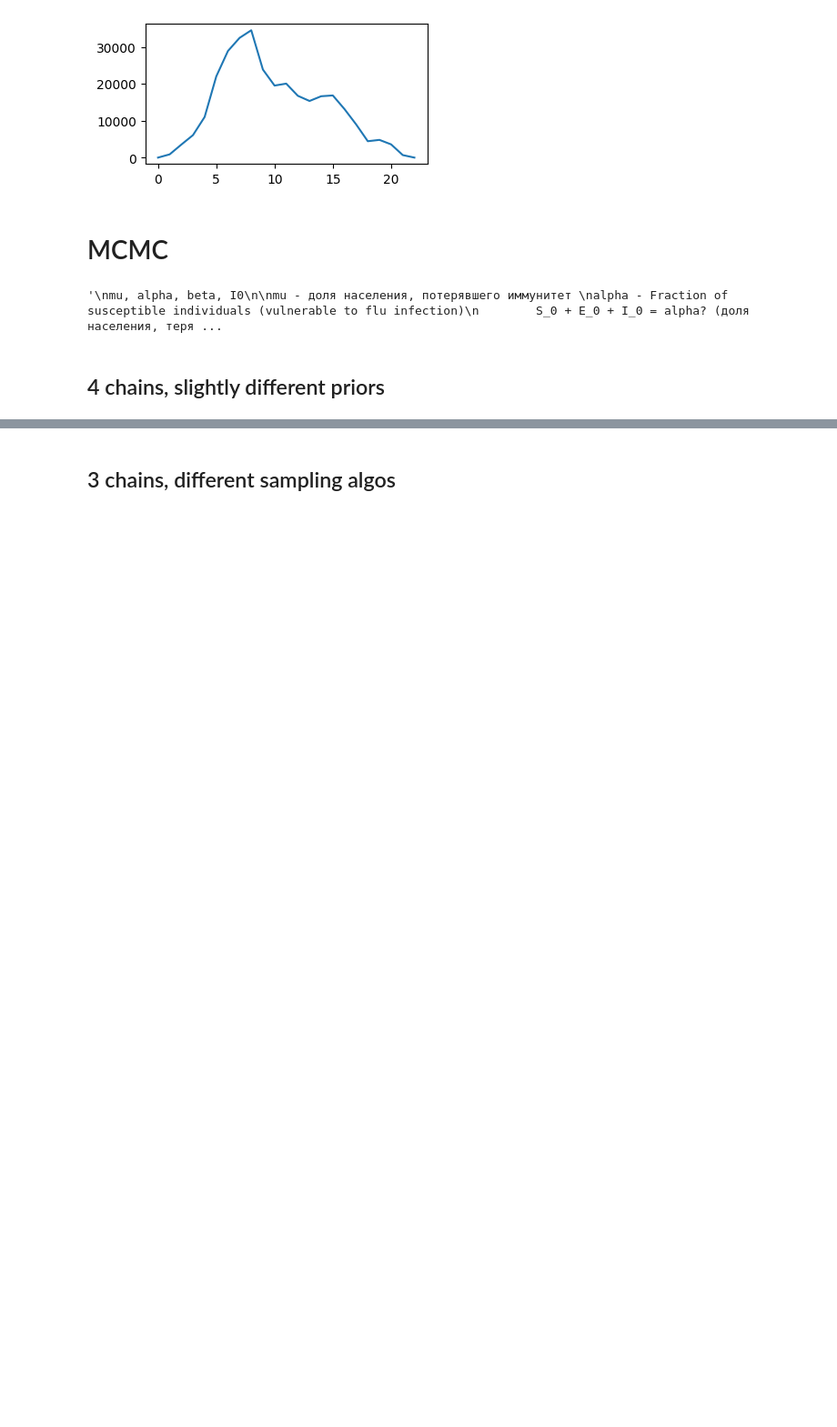
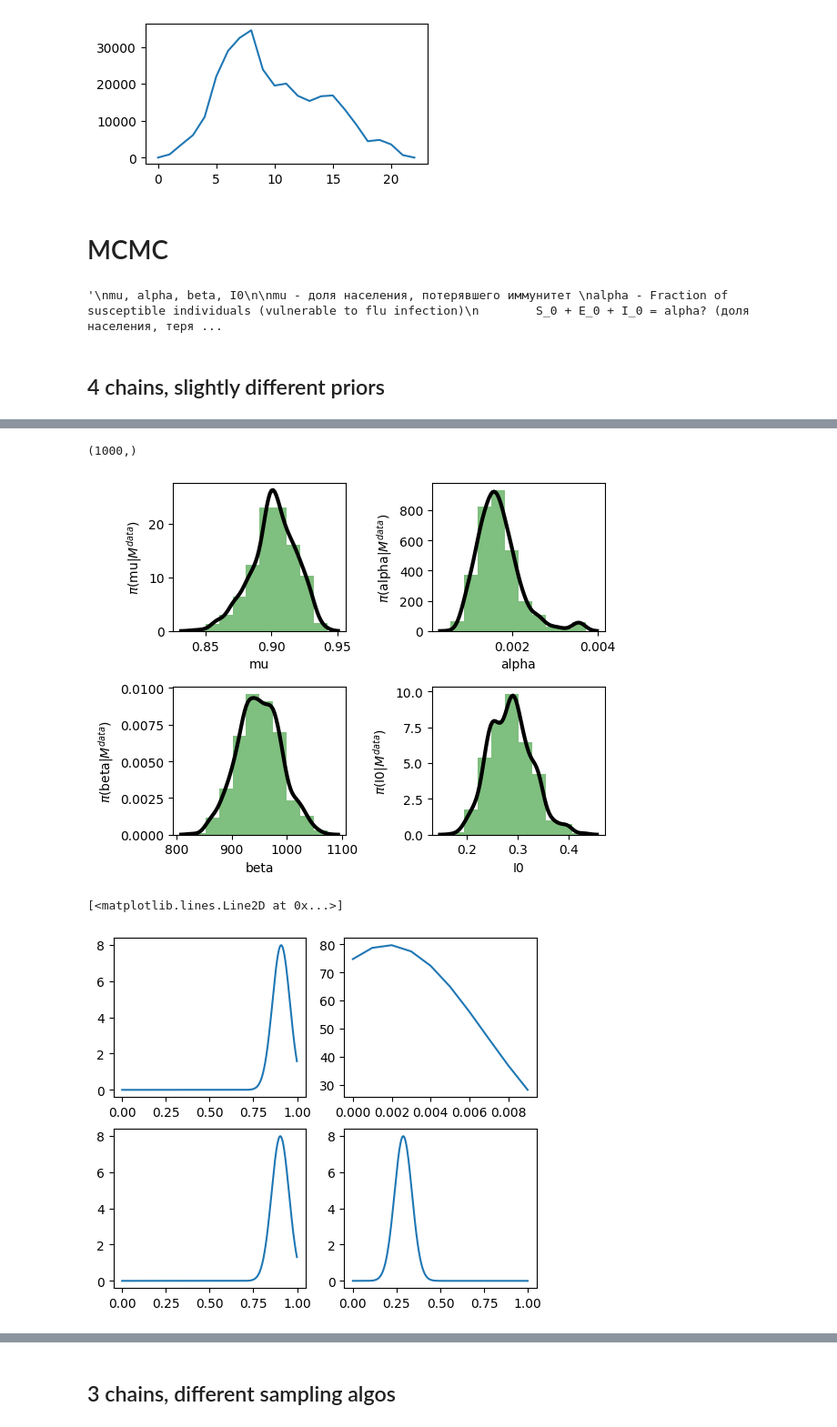
Before and after one commit to Mpkosh/people_are, a Jupyter notebook: abc_mcmc.ipynb, the cells around one changed output, grey strips where cells are left out. Shown at 91% size. Cells and saved outputs as stored; diff of their text form; code cells hidden in the pictures; blank space fills up the shorter version.

```diff
--- a/abc_mcmc.ipynb
+++ b/abc_mcmc.ipynb
@@ -314,0 +333,29 @@ Sampling these parameters:
+# %%
+norm.pdf(x_axis,0.909, 0.05).shape
+# %% [output]
+(1000,)
+# %%
+from scipy.stats import norm
+x_axis = np.arange(0, 1, 0.001)
+
+model=mcstat01
+results_chain = model.simulation_results.results
+burnin = int(results_chain['nsimu']/2)
+chain = results_chain['chain'][burnin:, :]
+
+mcp.plot_density_panel(chain, ['mu','alpha','beta','I0'], hist_on=True,
+                               settings = dict(hist=dict(color='g',alpha=0.5),
+                                               fig=dict(figsize=(6, 5))))
+
+
+plt.show()
+figure, axis = plt.subplots(2, 2, figsize=(6,5))
+axis[0, 0].plot(x_axis, norm.pdf(x_axis,0.909, 0.05))
+x_axis0 = np.arange(0, 0.01, 0.001)
+axis[0, 1].plot(x_axis0, norm.pdf(x_axis0,0.0018, 0.005))
+axis[1, 0].plot(x_axis, norm.pdf(x_axis,0.904, 0.050))
+axis[1, 1].plot(x_axis, norm.pdf(x_axis,0.288, 0.05))
+# %% [output]
+[figure, added]
+[<matplotlib.lines.Line2D at 0x...>]
+[figure, added]
```
Also changed, not shown: parts of 22 cells of this notebook, 1 other file.
